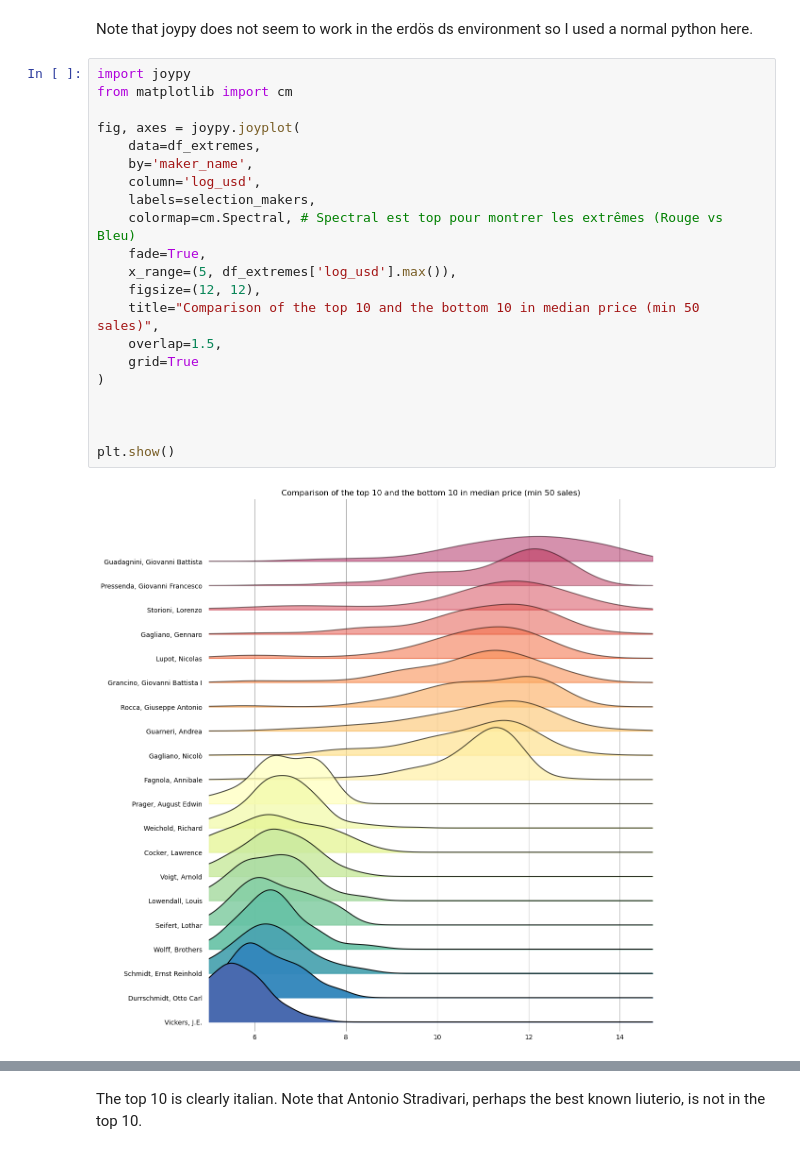
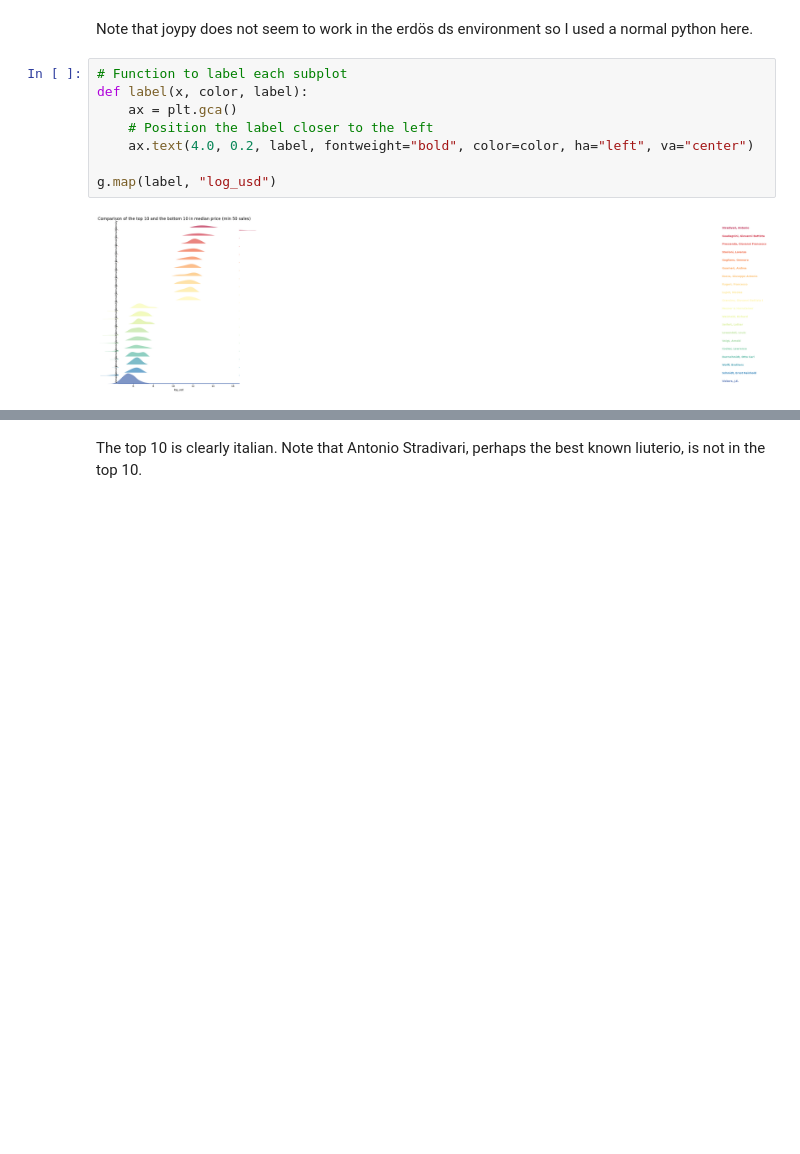
Before and after one commit to sphays/spring-2026-valuation-of-stringed-instruments-II, a Jupyter notebook: exploratory_data_analysis_advanced.ipynb, the cells around one changed output, grey strips where cells are left out. Drawn from its saved outputs; the diff is of its cells as text; blank space fills up the shorter version.

Commit message:
added eda plots

```diff
--- a/exploratory_data_analysis_advanced.ipynb
+++ b/exploratory_data_analysis_advanced.ipynb
@@ -477,25 +482,12 @@ Note: you may need to restart the kernel to use updated packages.
 # %% [markdown]
 Note that joypy does not seem to work in the erdös ds environment so I used a normal python here.
 # %%
-import joypy
-from matplotlib import cm
+# Function to label each subplot
+def label(x, color, label):
+    ax = plt.gca()
+    # Position the label closer to the left
+    ax.text(4.0, 0.2, label, fontweight="bold", color=color, ha="left", va="center")
 
-fig, axes = joypy.joyplot(
-    data=df_extremes,
-    by='maker_name',
-    column='log_usd',
-    labels=selection_makers,
-    colormap=cm.Spectral, # Spectral est top pour montrer les extrêmes (Rouge vs Bleu)
-    fade=True,
-    x_range=(5, df_extremes['log_usd'].max()),
-    figsize=(12, 12),
-    title="Comparison of the top 10 and the bottom 10 in median price (min 50 sales)",
-    overlap=1.5,
-    grid=True
-)
-
-
-
-plt.show()
+g.map(label, "log_usd")
 # %% [output]
-[figure, old version]
+[figure, new version]
```
Also changed, not shown: parts of 27 cells of this notebook.
